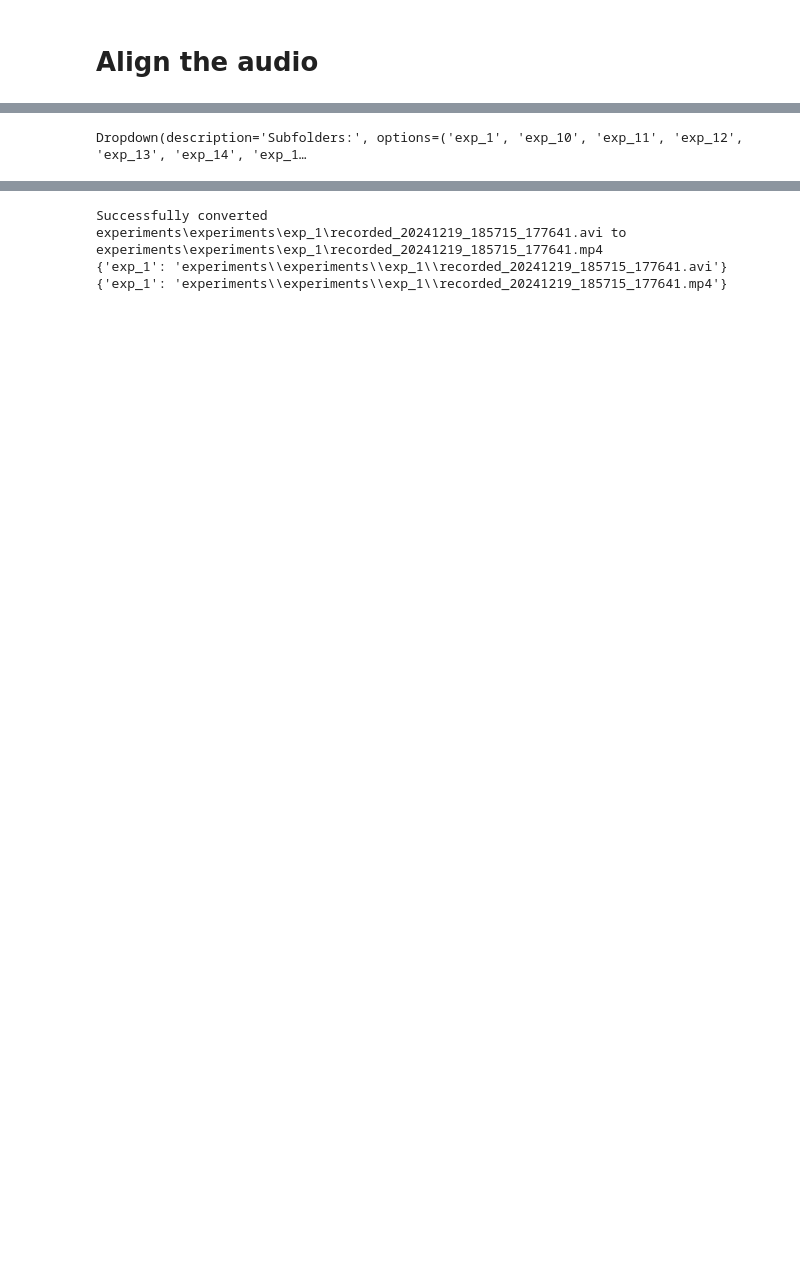
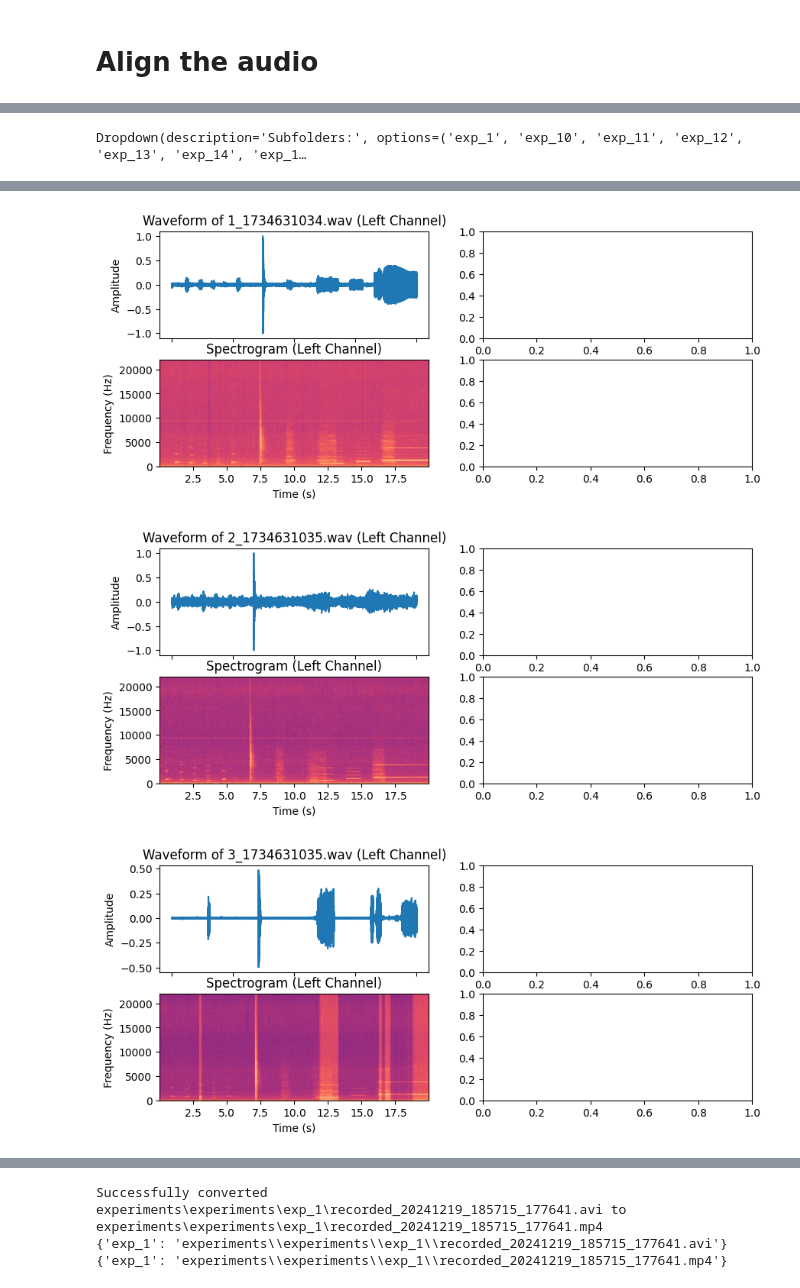
Before and after one commit to MengjunWen/sound_localization, a Jupyter notebook: aligment_tool.ipynb, the cells around one changed output, grey strips where cells are left out. Saved outputs shown, nothing was run; the diff lists cells and outputs as text; code cells hidden in the pictures; blank space fills up the shorter version.

```diff
--- a/aligment_tool.ipynb
+++ b/aligment_tool.ipynb
@@ -368,2 +356,27 @@ Location data saved to location_data.csv.
 # %% [markdown]
 # Align the audio
+# %%
+# get the highest peak in the first 20 seconds of the audio file
+import numpy as np
+
+def get_peak_time(start_time, end_time, audio):
+    start_frame = int(start_time * 44100)
+    end_frame = int(end_time * 44100)
+    return start_frame, end_frame
+
+    if end_frame > len(audio):
+        end_frame = len(audio)
+
+    signal_width = int(44100/2)
+    audio = audio[start_frame:end_frame]
+    peak = np.argmax(audio)
+    peak_time = peak / 44100 + start_time
+    start_peak = peak - signal_width
+    end_peak = peak + signal_width
+
+    if start_peak < 0:
+        start_peak = 0
+    if end_peak > len(audio):
+        end_peak = len(audio)
+
+    return start_peak, end_peak
@@ -423,18 +672,27 @@ def on_dropdown_change(change):
                     if num_channels == 2:
                         fig, axs = plt.subplots(2, 2, figsize=(10, 4))
 
+                        begin_start_peak, end_start_peak = get_peak_time(0, 20, audio_data)
+                        begin_end_peak, end_end_peak = get_peak_time(60, 120, audio_data)
+                        print(begin_start_peak, end_start_peak)
+                        print(begin_end_peak, end_end_peak)
                         # Left channel
+
                         left_channel_data = audio_data[::2]
-                        axs[0, 0].plot(time, left_channel_data)
+                        left_channel_trimmed = left_channel_data[begin_start_peak:end_start_peak]
+
+                        time = np.linspace(0, len(left_channel_trimmed) / framerate, num=len(left_channel_trimmed))
+                        axs[0, 0].plot(time, left_channel_trimmed)
                         axs[0, 0].set(title=f'Waveform of {audio_file} (Left Channel)')
                         axs[0, 0].set(xlabel='Time (s)', ylabel='Amplitude')
                         axs[0, 0].label_outer()
 
                         # Spectrogram of the left channel
-                        axs[1, 0].specgram(left_channel_data, Fs=framerate, NFFT=1024, cmap=plt.cm.get_cmap('magma'))
+                        axs[1, 0].specgram(left_channel_trimmed, Fs=framerate, NFFT=1024, cmap=plt.cm.get_cmap('magma'))
                         axs[1, 0].set(title=f'Spectrogram (Left Channel)')
                         axs[1, 0].set(xlabel='Time (s)', ylabel='Frequency (Hz)')
                         axs[1, 0].label_outer()
+
 
                         # Display audio player for the left channel
                         audio_left_label = widgets.Label(value="Audio left:")
@@ -443,13 +701,14 @@ def on_dropdown_change(change):
 
                         # Right channel
                         right_channel_data = audio_data[1::2]
-                        axs[0, 1].plot(time, right_channel_data)
+                        right_channel_trimmed = right_channel_data[begin_end_peak:end_end_peak]
+                        axs[0, 1].plot(time, right_channel_trimmed)
                         axs[0, 1].set(title=f'Waveform of {audio_file} (Right Channel)')
                         axs[0, 1].set(xlabel='Time (s)', ylabel='Amplitude')
                         axs[0, 1].label_outer()
 
                         # Spectrogram of the right channel
-                        axs[1, 1].specgram(right_channel_data, Fs=framerate, NFFT=1024, cmap=plt.cm.get_cmap('magma'))
+                        axs[1, 1].specgram(right_channel_trimmed, Fs=framerate, NFFT=1024, cmap=plt.cm.get_cmap('magma'))
                         axs[1, 1].set(title=f'Spectrogram (Right Channel)')
                         axs[1, 1].set(xlabel='Time (s)', ylabel='Frequency (Hz)')
                         axs[1, 1].label_outer()
@@ -492,30 +751,33 @@ distance_input_2 = widgets.FloatText(
 
 distance_label_3 = widgets.Label(value="Distance microphone 3 (cm):")
 distance_input_3 = widgets.FloatText(
     value=0.0,
     disabled=False,
 )
 
 distance_label_4 = widgets.Label(value="Distance microphone 4 (cm):")
 distance_input_4 = widgets.FloatText(
     value=0.0,
     disabled=False,
 )
 
 distance_input_1 = widgets.HBox([distance_label_1, distance_input_1])
 distance_input_2 = widgets.HBox([distance_label_2, distance_input_2])
 distance_input_3 = widgets.HBox([distance_label_3, distance_input_3])
 distance_input_4 = widgets.HBox([distance_label_4, distance_input_4])
 
 dropdown.observe(on_dropdown_change, names='value')
 
 display(dropdown, distance_input_1, distance_input_2, distance_input_3, distance_input_4, out)
 
 on_dropdown_change({'new': dropdown.value})
 # %% [output]
 Dropdown(description='Subfolders:', options=('exp_1', 'exp_10', 'exp_11', 'exp_12', 'exp_13', 'exp_14', 'exp_1…
 [interactive output not drawn]
 [interactive output not drawn]
 [interactive output not drawn]
 [interactive output not drawn]
 [interactive output not drawn]
+[figure, added]
+[figure, added]
+[figure, added]
```
Also changed, not shown: parts of 4 cells of this notebook.
